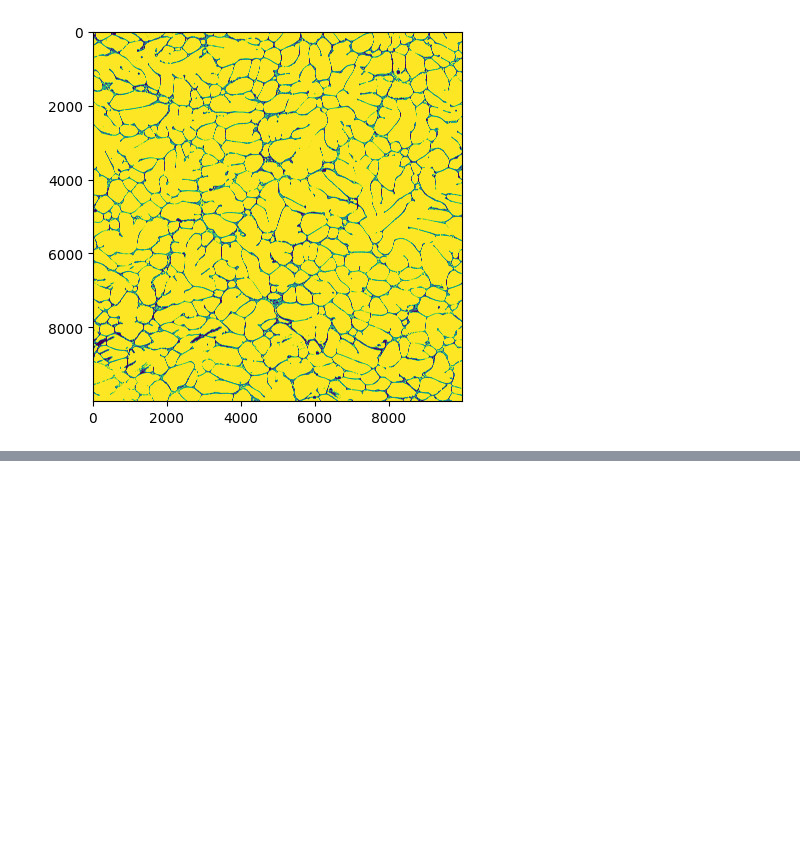
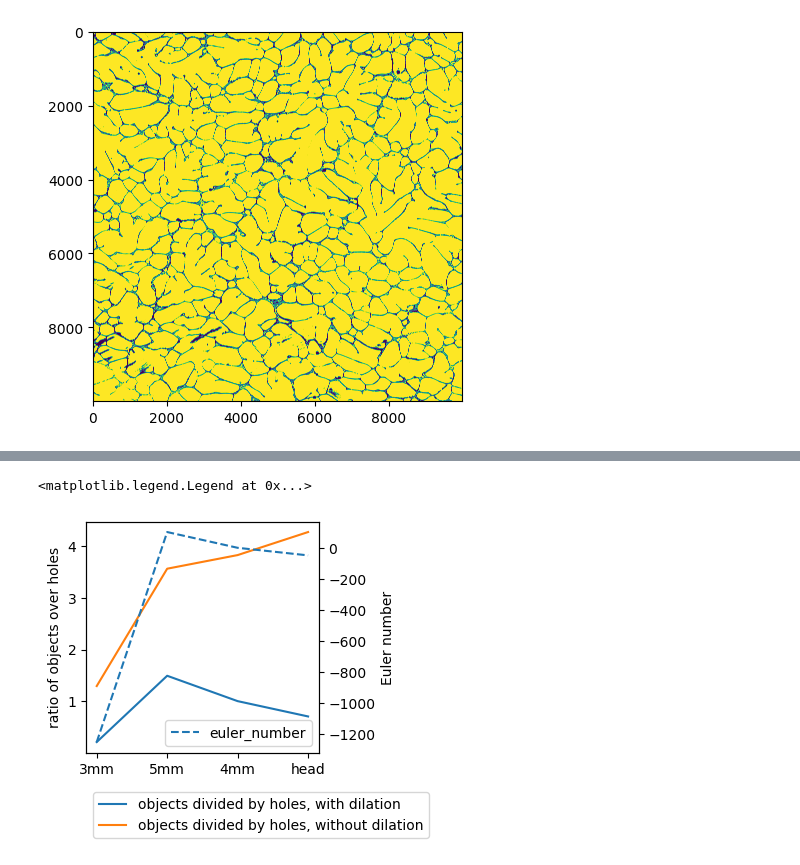
Before and after one commit to potsci/random_projects, a Jupyter notebook: euler_number.ipynb, the cells around one changed output, grey strips where cells are left out. Saved outputs shown, nothing was run; the diff lists cells and outputs as text; code cells hidden in the pictures; blank space fills up the shorter version.

```diff
--- a/euler_number.ipynb
+++ b/euler_number.ipynb
@@ -98,3 +201,6 @@ ax.imshow(I_bin[0:10000,0:10000])
 # %% [output]
 <matplotlib.image.AxesImage at 0x...>
 [figure]
+# %%
+df_eulers=pd.read_csv('euler_numbers.txt',sep=';')
+df_eulers
@@ -100,0 +225,4 @@ ax.imshow(I_bin[0:10000,0:10000])
+# %%
+df_eulers=df_eulers.drop_duplicates()
+df_eulers['ratio_4']=df_eulers['Objects_4']/df_eulers['Holes_4']
+df_eulers['ratio_8']=df_eulers['Objects_8 ']/df_eulers['Holes_8']
@@ -100,0 +231,16 @@ ax.imshow(I_bin[0:10000,0:10000])
+# %%
+import seaborn as sns
+fig,ax=plt.subplots(figsize=(3,3))
+# sns.lineplot(data=df_eulers[df_eulers['type']=='dendrites'],x='Image_Name',y='ratio_4')#'#%,hue='type')
+ax.plot(df_eulers[df_eulers['type']=='dendrites'].Image_Name,df_eulers[df_eulers['type']=='dendrites'].ratio_8,label='objects divided by holes, with dilation')
+ax.plot(df_eulers[df_eulers['type']=='dendrites'].Image_Name,df_eulers[df_eulers['type']=='original_segmentation'].ratio_8,label='objects divided by holes, without dilation')
+#sns.lineplot(data=df_eulers[df_eulers['type']=='dendrites'],x='Image_Name',y='ratio_8')
+ax.set_ylabel('ratio of objects over holes')
+ax2=ax.twinx()
+ax2.set_ylabel('Euler number')
+ax2.plot(df_eulers[df_eulers['type']=='dendrites'].Image_Name,df_eulers[df_eulers['type']=='dendrites'].Euler_Number_8,label='euler_number',linestyle='--')
+ax.legend(loc='lower left',bbox_to_anchor=(0., -0.4, 0.5, 0.5))
+ax2.legend(loc='lower right')
+# %% [output]
+<matplotlib.legend.Legend at 0x...>
+[figure, added]
```
Also changed, not shown: parts of 22 cells of this notebook, 14 other files.
